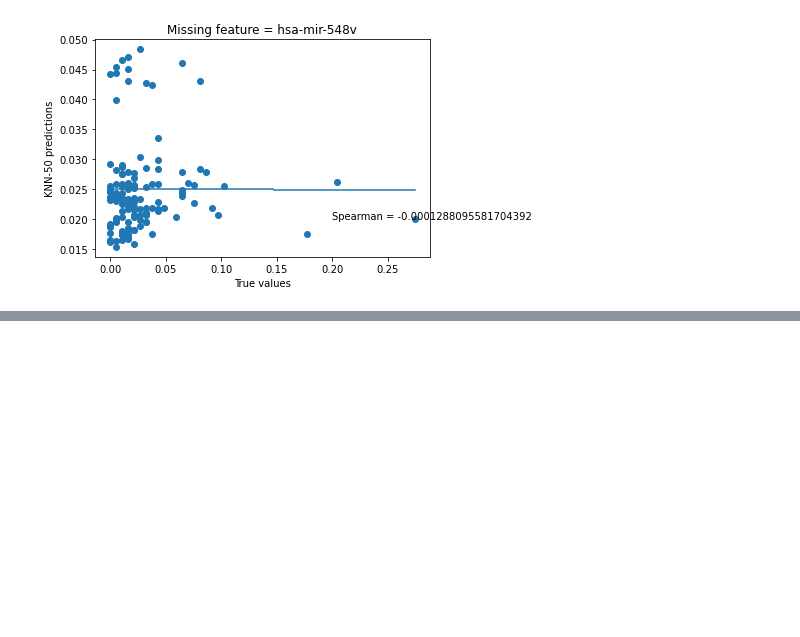
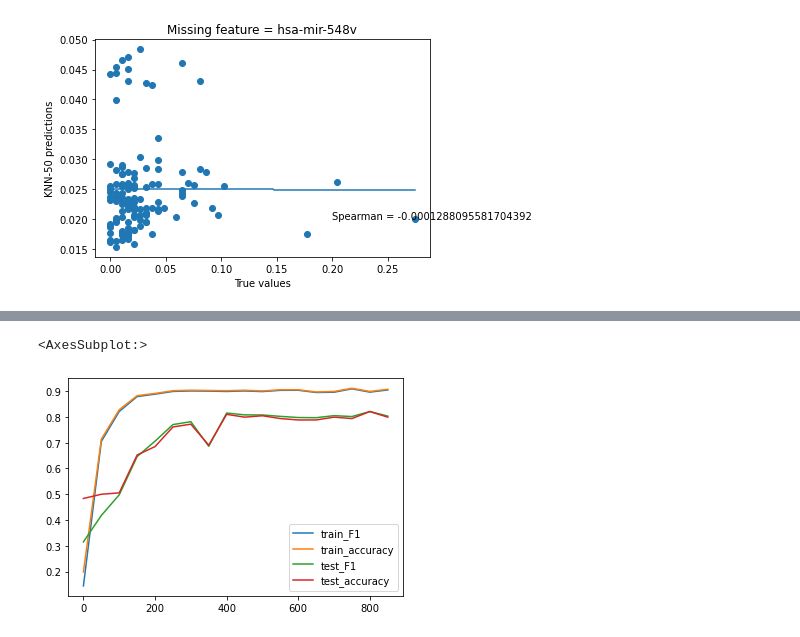
Before and after one commit to jeevannavar/DDP, a Jupyter notebook: Imputation/Omics_Imputation.ipynb, the cells around one changed output, grey strips where cells are left out. Drawn from its saved outputs; the diff is of its cells as text; code cells hidden in the pictures; blank space fills up the shorter version.

Commit message:
finished results section in report

```diff
--- a/Imputation/Omics_Imputation.ipynb
+++ b/Imputation/Omics_Imputation.ipynb
@@ -699,0 +815,30 @@ plt.plot(x_os, p(x_os))
+# %%
+SEED = "random"
+
+doSMOTE = True
+
+# Training parameters
+num_epoch = 850
+test_interval = 50
+lr = 5e-4
+weight_decay = 1e-3
+dropout = 0.25
+adj_parameter = 8 # average number of edge per node in adj matrix
+
+VERBOSE = 1 #0, only print final result; 1, only testing result; 2, training and testing result
+OUTPUT_FILES = False #Boolean to determine whether to output loss and metrics as csv files
+REPEATS = 1 #Integer, how many times to independently train the model
+feature_extract = []
+# %%
+import sys
+sys.path.append('../')
+from experimental import process, train
+
+data_list = [mrna, meth, mirna]
+labels = np.array(labels)
+indices = (tr_idx, te_idx)
+
+GCN_names = ["mRNA", "meth", "mirna"]
+COMBINER = False
+
+data = process(data_list, labels, indices, SEED=SEED)
@@ -699,0 +847,6 @@ plt.plot(x_os, p(x_os))
+# %%
+loss, metrics, _, _ = train(data, label_dict=label_dict, GCN_names=GCN_names, COMBINER=COMBINER,
+        SEED=SEED, num_epoch=num_epoch, test_interval=test_interval, lr=lr, weight_decay=weight_decay,
+        dropout=dropout, adj_parameter=adj_parameter, VERBOSE=VERBOSE,
+        #RUN_TITLE=RUN_TITLE, RUN_TITLE_SHORT=RUN_TITLE_SHORT,
+        OUTPUT_FILES=OUTPUT_FILES, feature_extract=feature_extract)
@@ -699,0 +877,5 @@ plt.plot(x_os, p(x_os))
+# %%
+metrics.plot(y = ["train_F1", "train_accuracy", "test_F1", "test_accuracy"])
+# %% [output]
+<AxesSubplot:>
+[figure, added]
```
Also changed, not shown: parts of 10 cells of this notebook.
